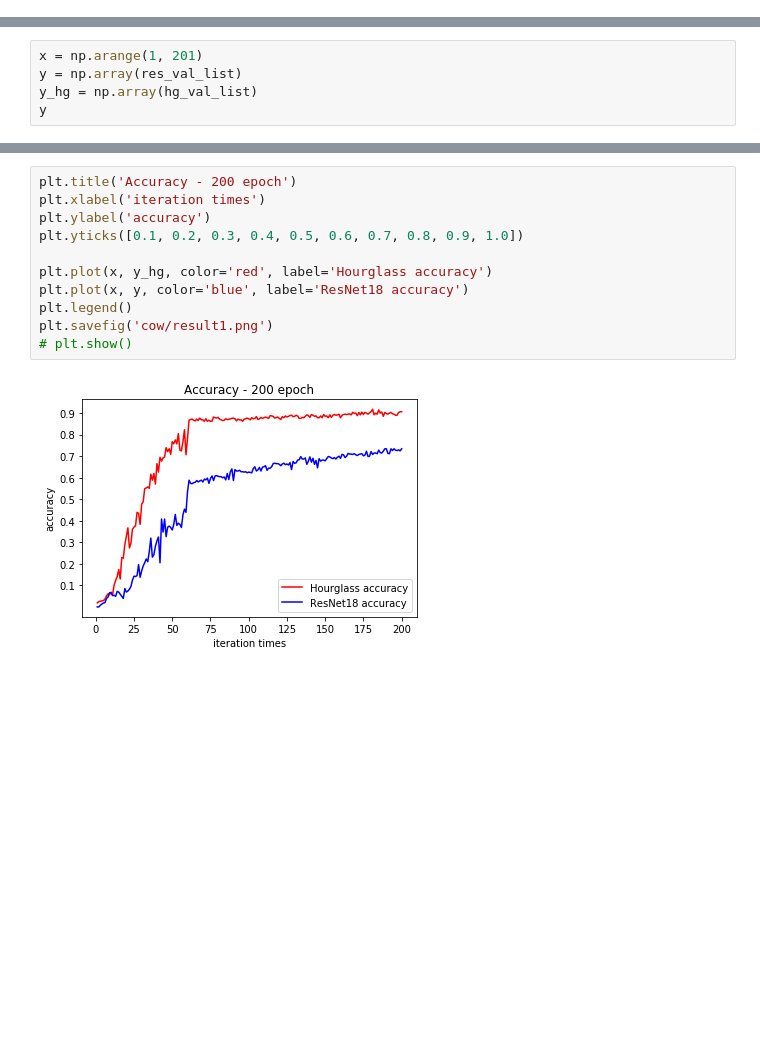
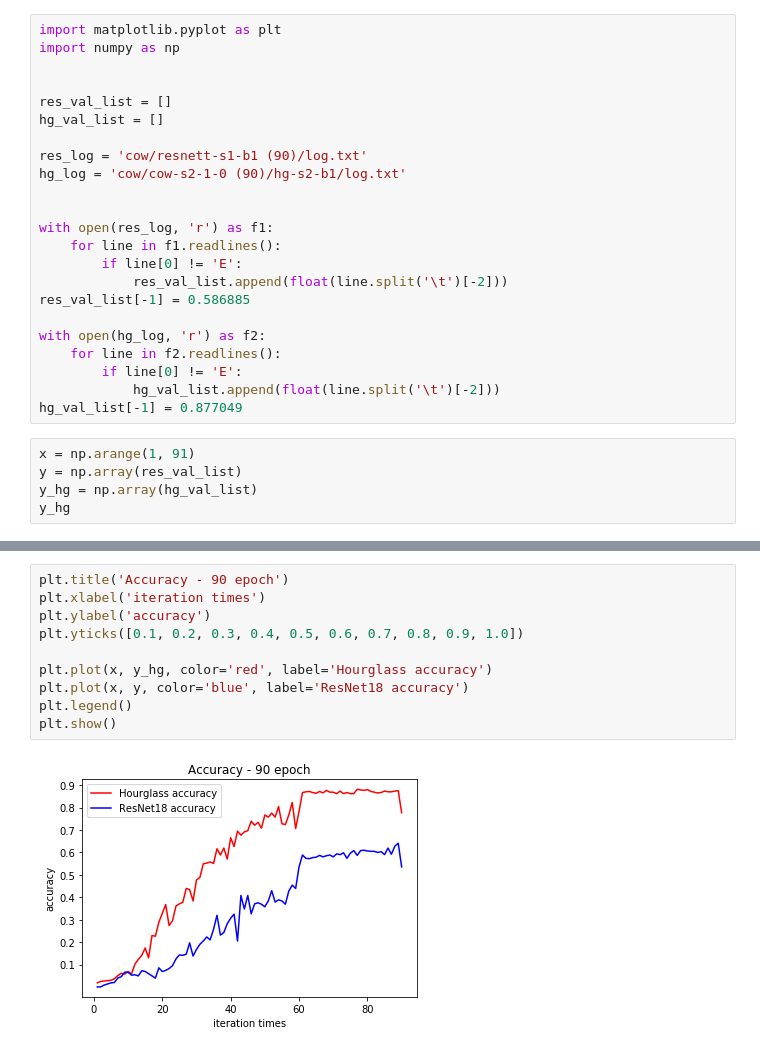
Before and after one commit to Nickzhong789/pytorch-pose, a Jupyter notebook: plot_log.ipynb, the cells around one changed output, grey strips where cells are left out. Drawn from its saved outputs; the diff is of its cells as text; blank space fills up the shorter version.

Commit message:
add results

```diff
--- a/plot_log.ipynb
+++ b/plot_log.ipynb
@@ -0,0 +1,28 @@
+# %%
+import matplotlib.pyplot as plt
+import numpy as np
+
+
+res_val_list = []
+hg_val_list = []
+
+res_log = 'cow/resnett-s1-b1 (90)/log.txt'
+hg_log = 'cow/cow-s2-1-0 (90)/hg-s2-b1/log.txt'
+
+
+with open(res_log, 'r') as f1:
+    for line in f1.readlines():
+        if line[0] != 'E':
+            res_val_list.append(float(line.split('\t')[-2]))
+res_val_list[-1] = 0.586885
+
+with open(hg_log, 'r') as f2:
+    for line in f2.readlines():
+        if line[0] != 'E':
+            hg_val_list.append(float(line.split('\t')[-2]))
+hg_val_list[-1] = 0.877049
+# %%
+x = np.arange(1, 91)
+y = np.array(res_val_list)
+y_hg = np.array(hg_val_list)
+y_hg
@@ -18,8 +89,3 @@ with open(hg_log, 'r') as f2:
     for line in f2.readlines():
         if line[0] != 'E':
             hg_val_list.append(float(line.split('\t')[-2]))
-# %%
-x = np.arange(1, 201)
-y = np.array(res_val_list)
-y_hg = np.array(hg_val_list)
-y
@@ -44,13 +128,12 @@ array([0.      , 0.      , 0.008197, 0.013115, 0.018033, 0.019672,
 # %%
-plt.title('Accuracy - 200 epoch')
+plt.title('Accuracy - 90 epoch')
 plt.xlabel('iteration times')
 plt.ylabel('accuracy')
 plt.yticks([0.1, 0.2, 0.3, 0.4, 0.5, 0.6, 0.7, 0.8, 0.9, 1.0])
 
 plt.plot(x, y_hg, color='red', label='Hourglass accuracy')
 plt.plot(x, y, color='blue', label='ResNet18 accuracy')
 plt.legend()
-plt.savefig('cow/result1.png')
-# plt.show()
+plt.show()
 # %% [output]
-[figure, old version]
+[figure, new version]
```
Also changed, not shown: parts of 7 cells of this notebook, 17 other files.
